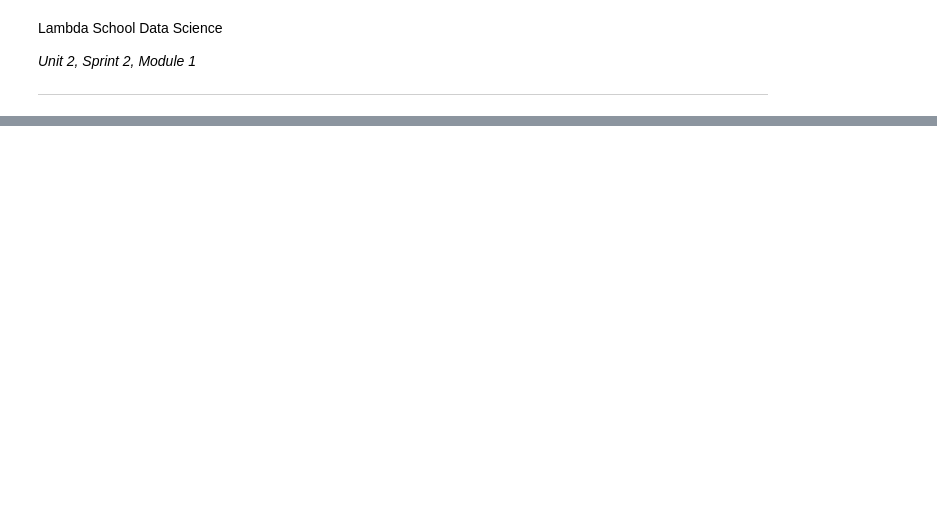
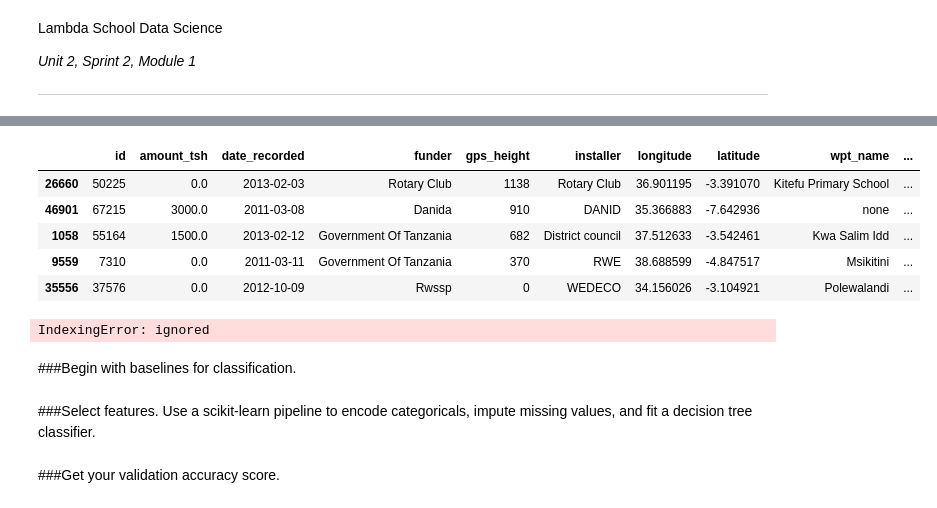
Before and after one commit to bloominstituteoftechnology/DS-Unit-2-Kaggle-Challenge, a Jupyter notebook: module1-decision-trees/LS_DS_221_assignment.ipynb, the cells around one changed output, grey strips where cells are left out. Saved outputs shown, nothing was run; the diff lists cells and outputs as text; code cells hidden in the pictures; blank space fills up the shorter version.

```diff
--- a/module1-decision-trees/LS_DS_221_assignment.ipynb
+++ b/module1-decision-trees/LS_DS_221_assignment.ipynb
@@ -96,4 +116,8 @@ train = pd.merge(pd.read_csv(DATA_PATH+'waterpumps/train_features.csv'),
 test = pd.read_csv(DATA_PATH+'waterpumps/test_features.csv')
 sample_submission = pd.read_csv(DATA_PATH+'waterpumps/sample_submission.csv')
 
-train.shape, test.shape
+# Split train into train and val
+train, val = train_test_split(train,train_size=0.80, test_size=.20,
+                              stratify=train['status_group'], random_state=7)
+
+train.shape, val.shape, test.shape
@@ -127,0 +180,9 @@ profile
+# %%
+train.head()
+# %% [output]
+|  | id | amount_tsh | date_recorded | funder | gps_height | installer | longitude | latitude | wpt_name | ... |
+| 26660 | 50225 | 0.0 | 2013-02-03 | Rotary Club | 1138 | Rotary Club | 36.901195 | -3.391070 | Kitefu Primary School | ... |
+| 46901 | 67215 | 3000.0 | 2011-03-08 | Danida | 910 | DANID | 35.366883 | -7.642936 | none | ... |
+| 1058 | 55164 | 1500.0 | 2013-02-12 | Government Of Tanzania | 682 | District council | 37.512633 | -3.542461 | Kwa Salim Idd | ... |
+| 9559 | 7310 | 0.0 | 2011-03-11 | Government Of Tanzania | 370 | RWE | 38.688599 | -4.847517 | Msikitini | ... |
+| 35556 | 37576 | 0.0 | 2012-10-09 | Rwssp | 0 | WEDECO | 34.156026 | -3.104921 | Polewalandi | ... |
@@ -127,0 +228,12 @@ profile
+# %%
+train = wrangle(train)
+val = wrangle(val)
+test = wrangle(test)
+# %% [output]
+IndexingError: ignored
+# %% [markdown]
+###Begin with baselines for classification.
+# %% [markdown]
+###Select features. Use a scikit-learn pipeline to encode categoricals, impute missing values, and fit a decision tree classifier.
+# %% [markdown]
+###Get your validation accuracy score.
```
Also changed, not shown: parts of 13 cells of this notebook.
